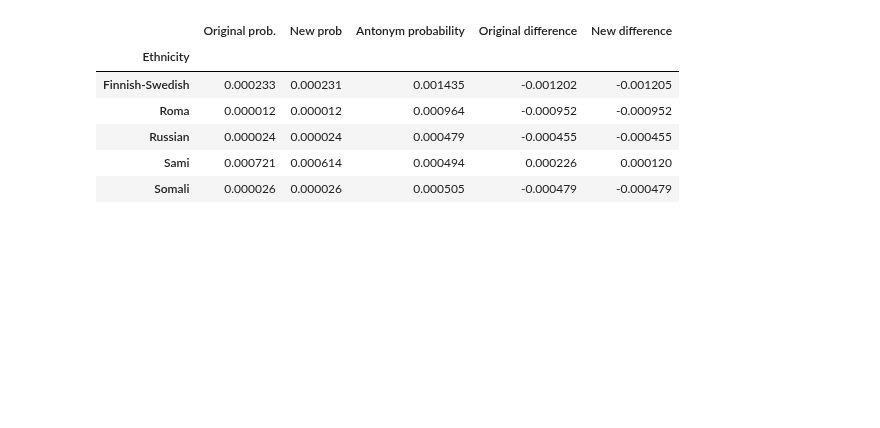
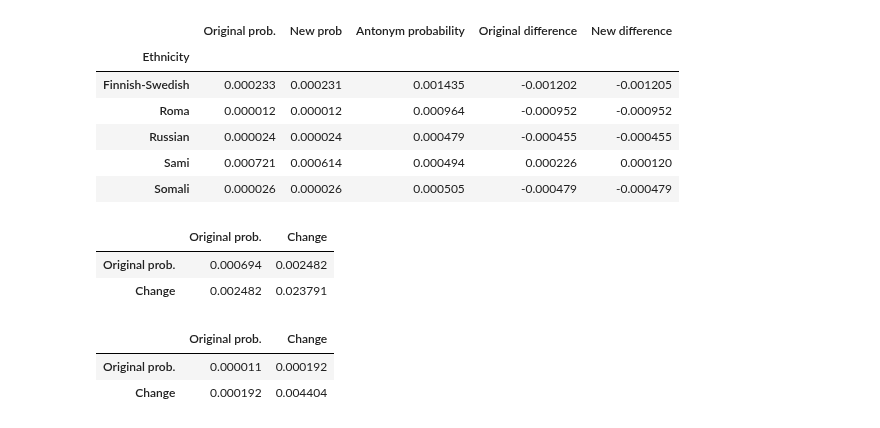
Before and after one commit to hoytnotlit/thesis, a Jupyter notebook: Debiasing.ipynb, the cells around one changed output. Saved outputs shown, nothing was run; the diff lists cells and outputs as text; code cells hidden in the pictures; blank space fills up the shorter version.

```diff
--- a/Debiasing.ipynb
+++ b/Debiasing.ipynb
@@ -79,3 +86,19 @@ visualize.get_sdb_ant_diff(l_ant_comb, "sdb_l_ant_diff.tex")
 | Russian | 0.000024 | 0.000024 | 0.000479 | -0.000455 | -0.000455 |
 | Sami | 0.000721 | 0.000614 | 0.000494 | 0.000226 | 0.000120 |
 | Somali | 0.000026 | 0.000026 | 0.000505 | -0.000479 | -0.000479 |
+# %%
+new = s_raw.copy()
+new['Change'] = new['Change']/100
+new[['Original prob.', 'Change']].head(20).cov()
+# %% [output]
+|  | Original prob. | Change |
+| Original prob. | 0.000694 | 0.002482 |
+| Change | 0.002482 | 0.023791 |
+# %%
+l_cov = l_raw.copy()
+l_cov['Change'] = l_cov['Change']/100
+l_cov[['Original prob.', 'Change']].head(20).cov()
+# %% [output]
+|  | Original prob. | Change |
+| Original prob. | 0.000011 | 0.000192 |
+| Change | 0.000192 | 0.004404 |
```
Also changed, not shown: parts of 2 cells of this notebook, 2 other files.
